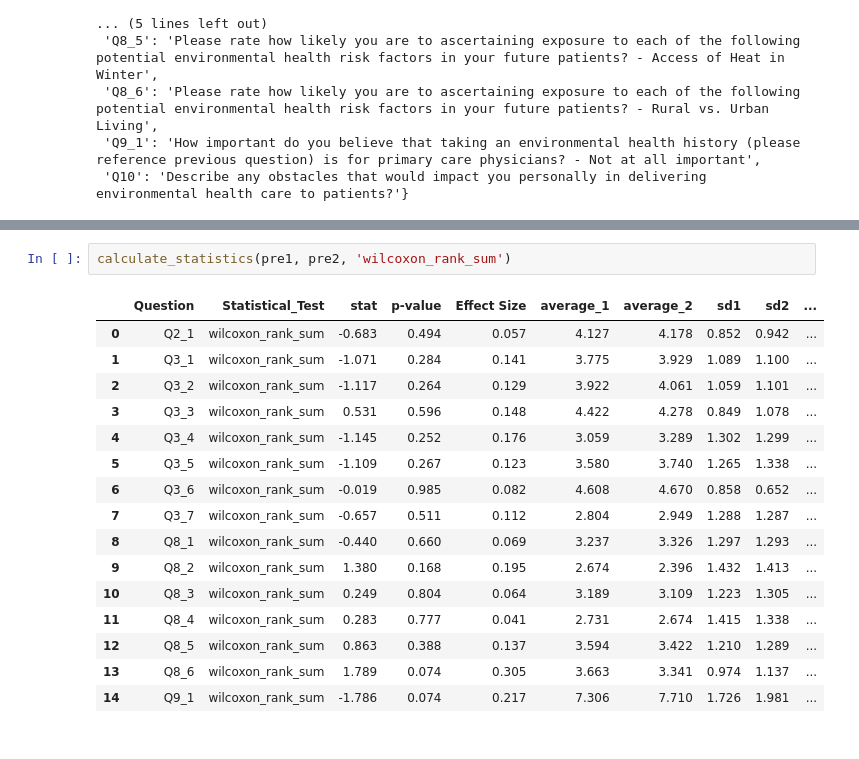
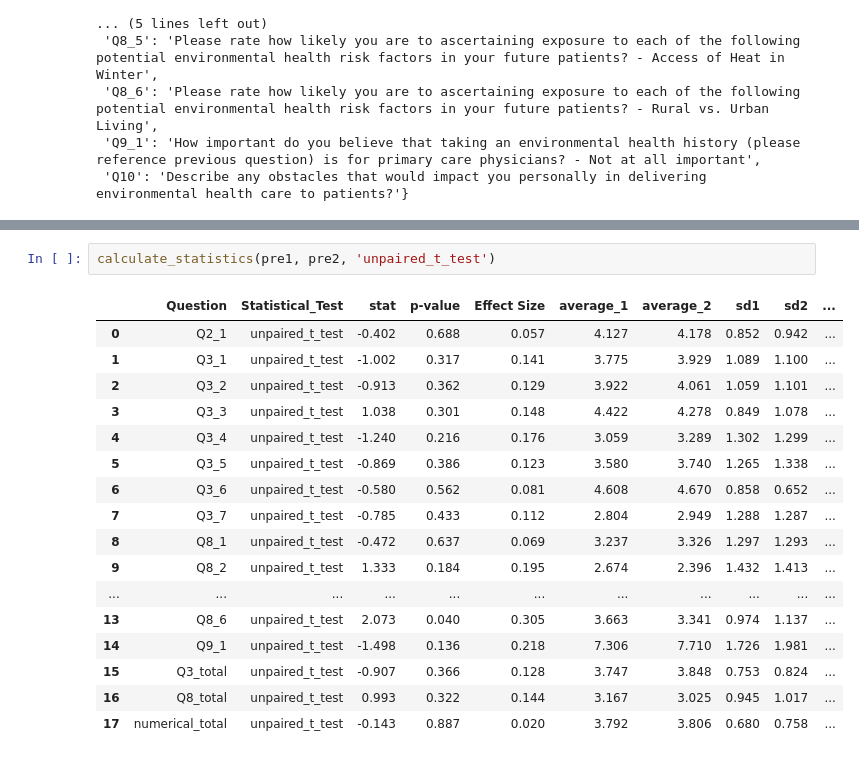
Before and after one commit to MichaelKasper1/Env_Health_Lecture_Statistics, a Jupyter notebook: data_analysis.ipynb, the cells around one changed output, grey strips where cells are left out. Drawn from its saved outputs; the diff is of its cells as text.

```diff
--- a/data_analysis.ipynb
+++ b/data_analysis.ipynb
@@ -333,20 +538,21 @@ def calculate_statistics(df1, df2, statistical_test, tail='two-sided'):
 # %%
-calculate_statistics(pre1, pre2, 'wilcoxon_rank_sum')
+calculate_statistics(pre1, pre2, 'unpaired_t_test')
 # %% [output]
 |  | Question | Statistical_Test | stat | p-value | Effect Size | average_1 | average_2 | sd1 | sd2 | ... |
-| 0 | Q2_1 | wilcoxon_rank_sum | -0.683 | 0.494 | 0.057 | 4.127 | 4.178 | 0.852 | 0.942 | ... |
-| 1 | Q3_1 | wilcoxon_rank_sum | -1.071 | 0.284 | 0.141 | 3.775 | 3.929 | 1.089 | 1.100 | ... |
-| 2 | Q3_2 | wilcoxon_rank_sum | -1.117 | 0.264 | 0.129 | 3.922 | 4.061 | 1.059 | 1.101 | ... |
-| 3 | Q3_3 | wilcoxon_rank_sum | 0.531 | 0.596 | 0.148 | 4.422 | 4.278 | 0.849 | 1.078 | ... |
-| 4 | Q3_4 | wilcoxon_rank_sum | -1.145 | 0.252 | 0.176 | 3.059 | 3.289 | 1.302 | 1.299 | ... |
-| 5 | Q3_5 | wilcoxon_rank_sum | -1.109 | 0.267 | 0.123 | 3.580 | 3.740 | 1.265 | 1.338 | ... |
-| 6 | Q3_6 | wilcoxon_rank_sum | -0.019 | 0.985 | 0.082 | 4.608 | 4.670 | 0.858 | 0.652 | ... |
-| 7 | Q3_7 | wilcoxon_rank_sum | -0.657 | 0.511 | 0.112 | 2.804 | 2.949 | 1.288 | 1.287 | ... |
-| 8 | Q8_1 | wilcoxon_rank_sum | -0.440 | 0.660 | 0.069 | 3.237 | 3.326 | 1.297 | 1.293 | ... |
-| 9 | Q8_2 | wilcoxon_rank_sum | 1.380 | 0.168 | 0.195 | 2.674 | 2.396 | 1.432 | 1.413 | ... |
-| 10 | Q8_3 | wilcoxon_rank_sum | 0.249 | 0.804 | 0.064 | 3.189 | 3.109 | 1.223 | 1.305 | ... |
-| 11 | Q8_4 | wilcoxon_rank_sum | 0.283 | 0.777 | 0.041 | 2.731 | 2.674 | 1.415 | 1.338 | ... |
-| 12 | Q8_5 | wilcoxon_rank_sum | 0.863 | 0.388 | 0.137 | 3.594 | 3.422 | 1.210 | 1.289 | ... |
-| 13 | Q8_6 | wilcoxon_rank_sum | 1.789 | 0.074 | 0.305 | 3.663 | 3.341 | 0.974 | 1.137 | ... |
-| 14 | Q9_1 | wilcoxon_rank_sum | -1.786 | 0.074 | 0.217 | 7.306 | 7.710 | 1.726 | 1.981 | ... |
+| 0 | Q2_1 | unpaired_t_test | -0.402 | 0.688 | 0.057 | 4.127 | 4.178 | 0.852 | 0.942 | ... |
+| 1 | Q3_1 | unpaired_t_test | -1.002 | 0.317 | 0.141 | 3.775 | 3.929 | 1.089 | 1.100 | ... |
+| 2 | Q3_2 | unpaired_t_test | -0.913 | 0.362 | 0.129 | 3.922 | 4.061 | 1.059 | 1.101 | ... |
+| 3 | Q3_3 | unpaired_t_test | 1.038 | 0.301 | 0.148 | 4.422 | 4.278 | 0.849 | 1.078 | ... |
+| 4 | Q3_4 | unpaired_t_test | -1.240 | 0.216 | 0.176 | 3.059 | 3.289 | 1.302 | 1.299 | ... |
+| 5 | Q3_5 | unpaired_t_test | -0.869 | 0.386 | 0.123 | 3.580 | 3.740 | 1.265 | 1.338 | ... |
+| 6 | Q3_6 | unpaired_t_test | -0.580 | 0.562 | 0.081 | 4.608 | 4.670 | 0.858 | 0.652 | ... |
+| 7 | Q3_7 | unpaired_t_test | -0.785 | 0.433 | 0.112 | 2.804 | 2.949 | 1.288 | 1.287 | ... |
+| 8 | Q8_1 | unpaired_t_test | -0.472 | 0.637 | 0.069 | 3.237 | 3.326 | 1.297 | 1.293 | ... |
+| 9 | Q8_2 | unpaired_t_test | 1.333 | 0.184 | 0.195 | 2.674 | 2.396 | 1.432 | 1.413 | ... |
+| ... | ... | ... | ... | ... | ... | ... | ... | ... | ... | ... |
+| 13 | Q8_6 | unpaired_t_test | 2.073 | 0.040 | 0.305 | 3.663 | 3.341 | 0.974 | 1.137 | ... |
+| 14 | Q9_1 | unpaired_t_test | -1.498 | 0.136 | 0.218 | 7.306 | 7.710 | 1.726 | 1.981 | ... |
+| 15 | Q3_total | unpaired_t_test | -0.907 | 0.366 | 0.128 | 3.747 | 3.848 | 0.753 | 0.824 | ... |
+| 16 | Q8_total | unpaired_t_test | 0.993 | 0.322 | 0.144 | 3.167 | 3.025 | 0.945 | 1.017 | ... |
+| 17 | numerical_total | unpaired_t_test | -0.143 | 0.887 | 0.020 | 3.792 | 3.806 | 0.680 | 0.758 | ... |
 # %%
```
Also changed, not shown: parts of 16 cells of this notebook, 10 other files.
